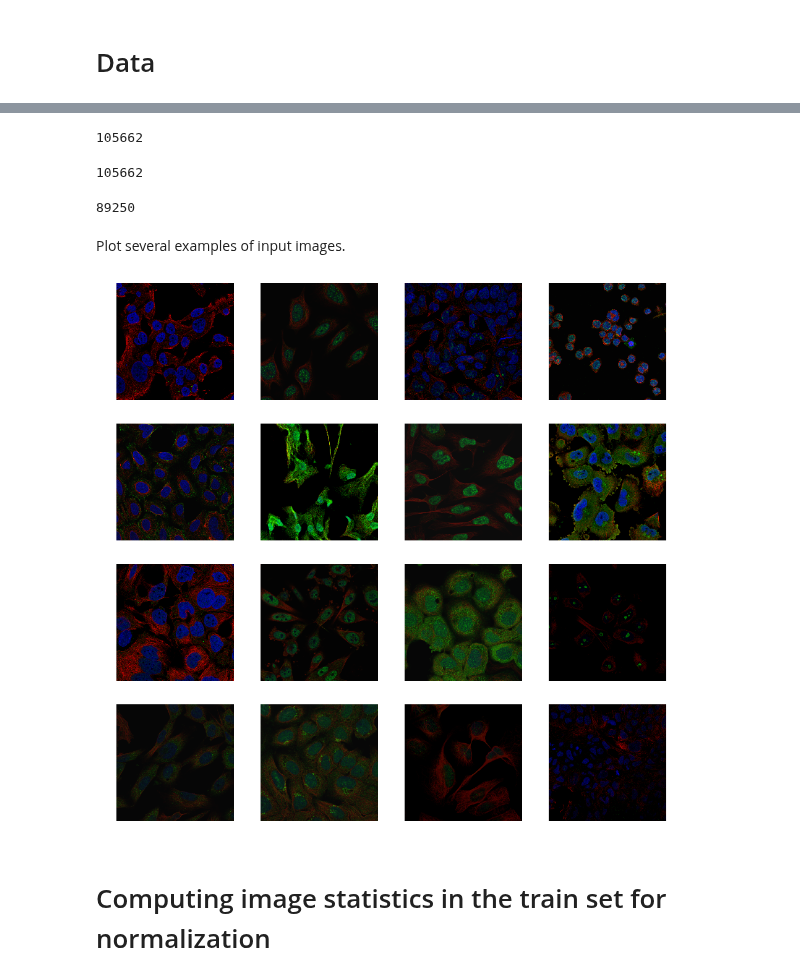
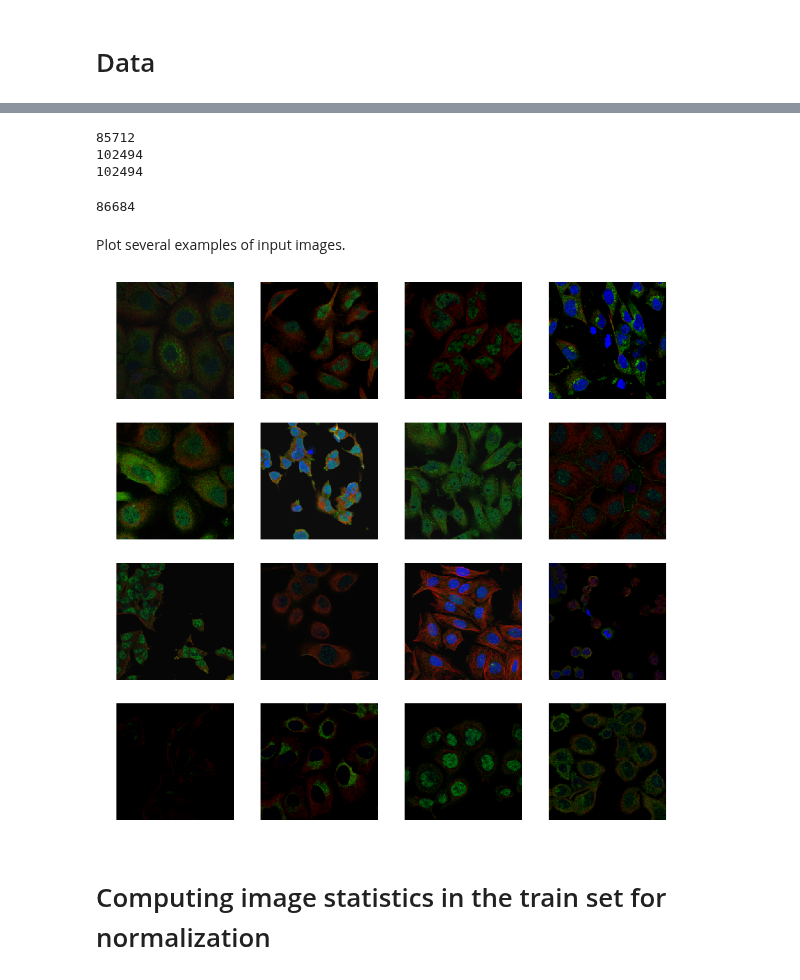
Before and after one commit to ChristophNeuner/human-protein-atlas-image-classification, a Jupyter notebook: fastaiV07.ipynb, the cells around one changed output, grey strips where cells are left out. Drawn from its saved outputs; the diff is of its cells as text; code cells hidden in the pictures.

```diff
--- a/fastaiV07.ipynb
+++ b/fastaiV07.ipynb
@@ -26,12 +26,9 @@ from functools import partial, update_wrapper
 # %%
 PATH = Path('/home/Deep_Learner/work/network/datasets/human-protein-atlas-image-classification/stage1_data')
 
-#TRAIN = PATH/'base(all_cls)_and_extra_data(only_cls:[8, 9, 10, 15, 17, 20,24, 26, 27])_pngs_512'
-#LABELS = PATH/'base(all_cls)_and_extra_data(only_cls:[8, 9, 10, 15, 17, 20, 24, 26, 27])_without_broken_and_missing_pngs_512.csv'
-#LABELS_EXTRA_ONLY = PATH/'extra_data(only_cls:[8, 9, 10, 15, 17, 20, 24, 26, 27])_without_broken_and_missing_pngs_512.csv'
 TRAIN = PATH/'base_and_extra_data_pngs_512'
-LABELS = PATH/'base_and_extra_data_without_broken_and_missing_pngs.csv'
-LABELS_EXTRA_ONLY = PATH/'extra_data_without_broken_and_missing_pngs_512.csv'
+LABELS = PATH/'base_and_HPAv18RGBY_WithoutUncertain_wodpl.csv'
+LABELS_EXTRA_ONLY = PATH/'HPAv18RGBY_WithoutUncertain_wodpl.csv'
 
 TRAIN_NAMES_BASE = PATH/'tr_names(just_base).csv'
 VAL_NAMES_BASE = PATH/'val_names(just_base).csv'
@@ -106 +95,23 @@ def remove_suffix(s:str):
+# %%
+broken_ids =    ['35812_1303_F4_4',
+                '21777_146_F12_2',
+                '48464_824_C4_3',
+                '61917_1276_B12_1',
+                '21213_si24_C7_8',
+                '6518_1601_A3_2',
+                '27425_218_D9_2',
+                '13432_104_G6_1',
+                '62743_1246_E5_2',
+                '58495_1336_H3_3',
+                '64401_1193_D10_1',
+                '15331_932_C2_2',
+                '36287_1042_G10_3',
+                '37528_448_A11_2',
+                '19728_209_H9_1']
+
+for i in broken_ids:
+    try:
+        ids_extra.remove(i)
+    except:
+        print(i)
 # %%
@@ -123,11 +125,11 @@ len(tr_n)
 # %%
+print(len(tr_n))
 print(len(tr_n)+len(val_n))
+print(len(pd.read_csv(LABELS).Id) - len(broken_ids))
 # %% [output]
-105662
+85712
+102494
+102494
-# %%
-print(len(pd.read_csv(LABELS).Id))
-# %% [output]
-105662
 # %%
 #creating duplicates for rare classes in train set
 class Oversampling:
@@ -150,7 +152,7 @@ s = Oversampling(LABELS)
 tr_n = [idx for idx in tr_n for _ in range(s.get(idx))]
 print(len(tr_n),flush=True)
 # %% [output]
-89250
+86684
 # %%
 def open_rgby(path,id): #a function that reads RGBY image
     try:
@@ -215,30 +217,30 @@ def get_data(sz,bs,is_test=False):
 # %% [markdown]
 Plot several examples of input images.
 # %%
-sz = 512
+sz = 256
 bs =16
 
 md = get_data(sz,bs)
 
 x,y = next(iter(md.trn_dl))
 x.shape, y.shape
 
 def display_imgs(x):
     columns = 4
     bs = x.shape[0]
     rows = min((bs+3)//4,4)
     fig=plt.figure(figsize=(columns*4, rows*4))
     for i in range(rows):
         for j in range(columns):
             idx = i+j*columns
             fig.add_subplot(rows, columns, idx+1)
             plt.axis('off')
             plt.imshow((x[idx,:,:,:3]*255).astype(np.int))
     plt.show()
 
 display_imgs(np.asarray(md.trn_ds.denorm(x)))
 # %% [output]
-[figure, old version]
+[figure, new version]
 # %% [markdown]
 # Computing image statistics in the train set for normalization
 # %%
```
Also changed, not shown: parts of 117 cells of this notebook, 2 other files.
